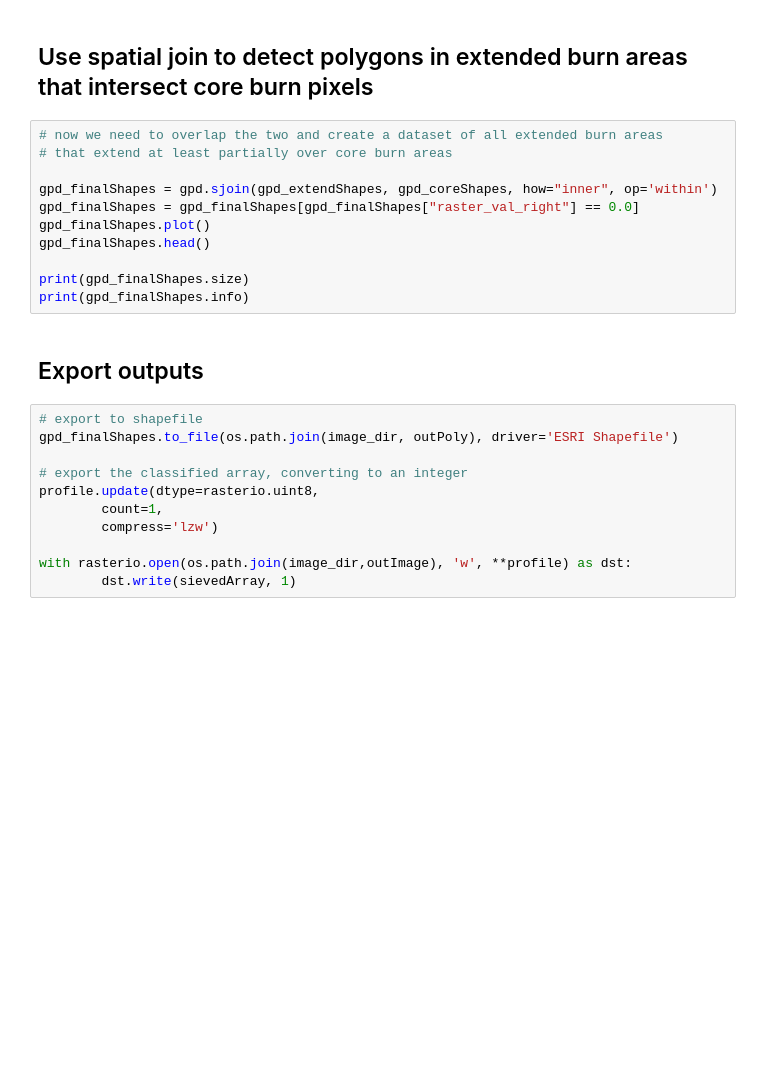
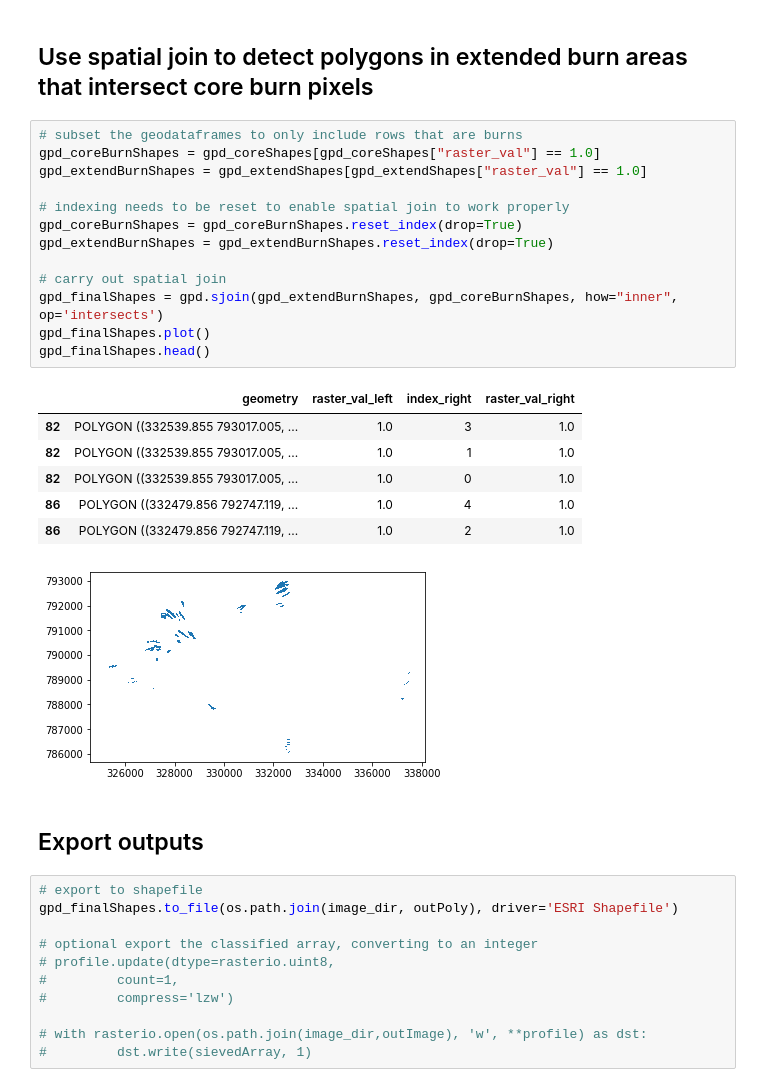
Before and after one commit to duncansnh/burn-mapping, a Jupyter notebook: CUU_burn_extent_image_thresholding.ipynb, the cells around one changed output. Saved outputs shown, nothing was run; the diff lists cells and outputs as text; blank space fills up the shorter version.

```diff
--- a/CUU_burn_extent_image_thresholding.ipynb
+++ b/CUU_burn_extent_image_thresholding.ipynb
@@ -306,27 +259,37 @@ epsg:27700
 [figure]
 # %% [markdown]
 ## Use spatial join to detect polygons in extended burn areas that intersect core burn pixels
-# %%
-# now we need to overlap the two and create a dataset of all extended burn areas
-# that extend at least partially over core burn areas
-
-gpd_finalShapes = gpd.sjoin(gpd_extendShapes, gpd_coreShapes, how="inner", op='within')
-gpd_finalShapes = gpd_finalShapes[gpd_finalShapes["raster_val_right"] == 0.0]
-gpd_finalShapes.plot()
-gpd_finalShapes.head()
-
-print(gpd_finalShapes.size)
-print(gpd_finalShapes.info)
+# %%
+# subset the geodataframes to only include rows that are burns
+gpd_coreBurnShapes = gpd_coreShapes[gpd_coreShapes["raster_val"] == 1.0]
+gpd_extendBurnShapes = gpd_extendShapes[gpd_extendShapes["raster_val"] == 1.0]
+
+# indexing needs to be reset to enable spatial join to work properly
+gpd_coreBurnShapes = gpd_coreBurnShapes.reset_index(drop=True)
+gpd_extendBurnShapes = gpd_extendBurnShapes.reset_index(drop=True)
+
+# carry out spatial join
+gpd_finalShapes = gpd.sjoin(gpd_extendBurnShapes, gpd_coreBurnShapes, how="inner", op='intersects')
+gpd_finalShapes.plot()
+gpd_finalShapes.head()
+# %% [output]
+|  | geometry | raster_val_left | index_right | raster_val_right |
+| 82 | POLYGON ((332539.855 793017.005, ... | 1.0 | 3 | 1.0 |
+| 82 | POLYGON ((332539.855 793017.005, ... | 1.0 | 1 | 1.0 |
+| 82 | POLYGON ((332539.855 793017.005, ... | 1.0 | 0 | 1.0 |
+| 86 | POLYGON ((332479.856 792747.119, ... | 1.0 | 4 | 1.0 |
+| 86 | POLYGON ((332479.856 792747.119, ... | 1.0 | 2 | 1.0 |
+[figure, added]
 # %% [markdown]
 ## Export outputs
 # %%
 # export to shapefile
 gpd_finalShapes.to_file(os.path.join(image_dir, outPoly), driver='ESRI Shapefile')
 
-# export the classified array, converting to an integer
-profile.update(dtype=rasterio.uint8,
-        count=1,
-        compress='lzw')
+# optional export the classified array, converting to an integer
+# profile.update(dtype=rasterio.uint8,
+#         count=1,
+#         compress='lzw')
 
-with rasterio.open(os.path.join(image_dir,outImage), 'w', **profile) as dst:
-        dst.write(sievedArray, 1)
+# with rasterio.open(os.path.join(image_dir,outImage), 'w', **profile) as dst:
+#         dst.write(sievedArray, 1)
```
Also changed, not shown: parts of 11 cells of this notebook.
